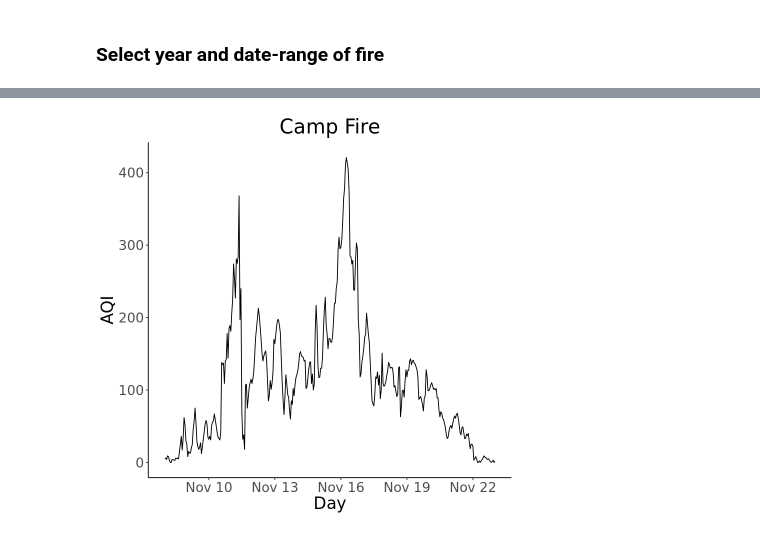
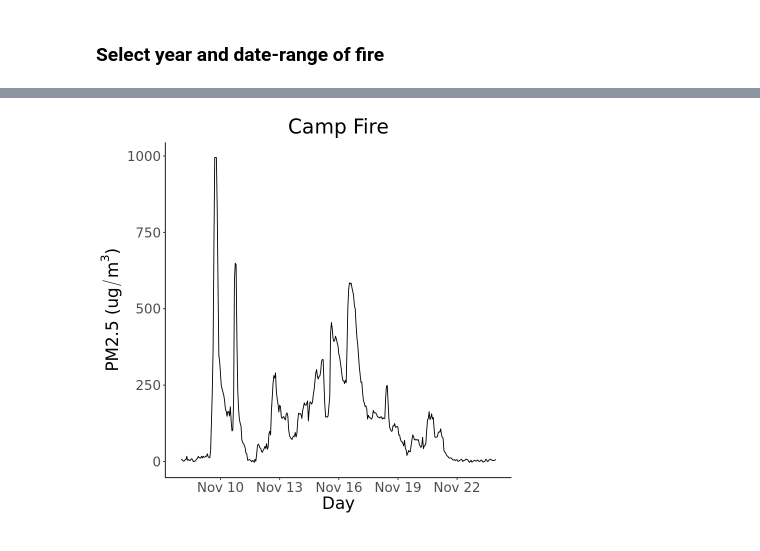
Before and after one commit to nasiegel88/airquality, a Jupyter notebook: airquality.ipynb, the cells around one changed output, grey strips where cells are left out. Saved outputs shown, nothing was run; the diff lists cells and outputs as text; code cells hidden in the pictures.

```diff
--- a/airquality.ipynb
+++ b/airquality.ipynb
@@ -27,0 +31,8 @@ fire_location <-
+# %%
+wf <- process.raw.epa(year = '2018',
+                      state = 'California',
+                      monitor = '2', # EPA monitor
+                      param = '88502', # Pollutant EPA code
+                      start.date = '2018-11-08',
+                      end.date = '2018-11-23')
+head(wf)
@@ -28,4 +49,4 @@ fire_location <-
 # %%
-fire_plot_aqi(x = fire_location , title = "Camp Fire")
+fire_plot_aqi(x = wf , title = "Camp Fire")
 # %% [output]
-[figure, old version]
+[figure, new version]
```
Also changed, not shown: parts of 10 cells of this notebook.
